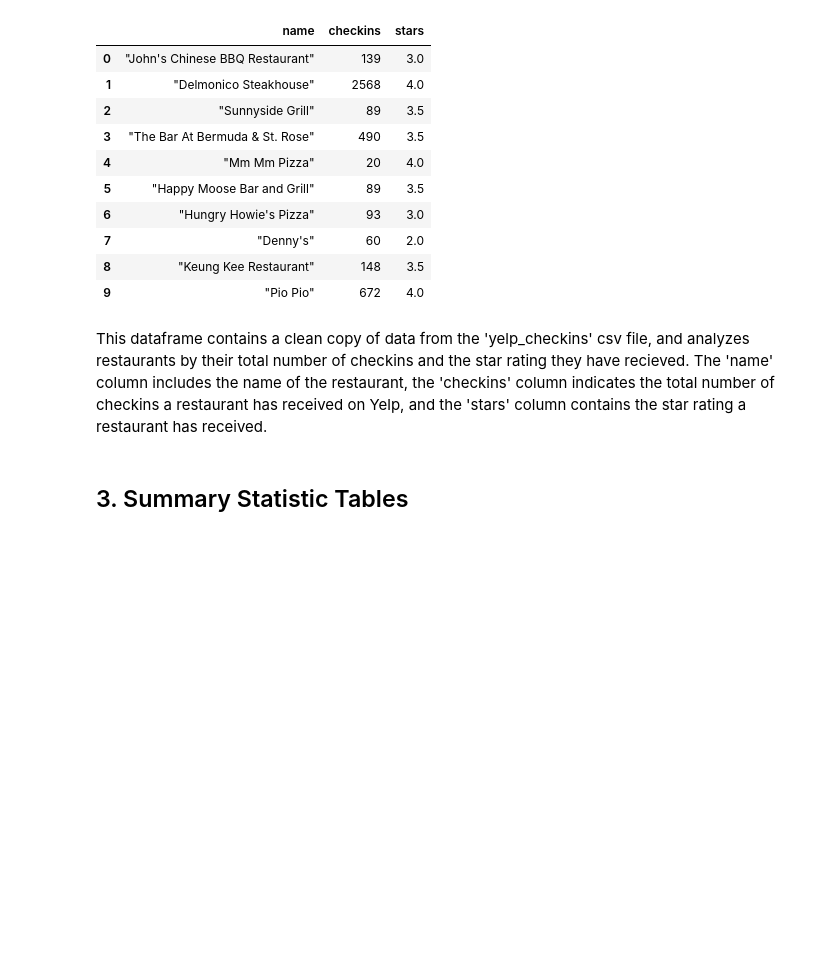
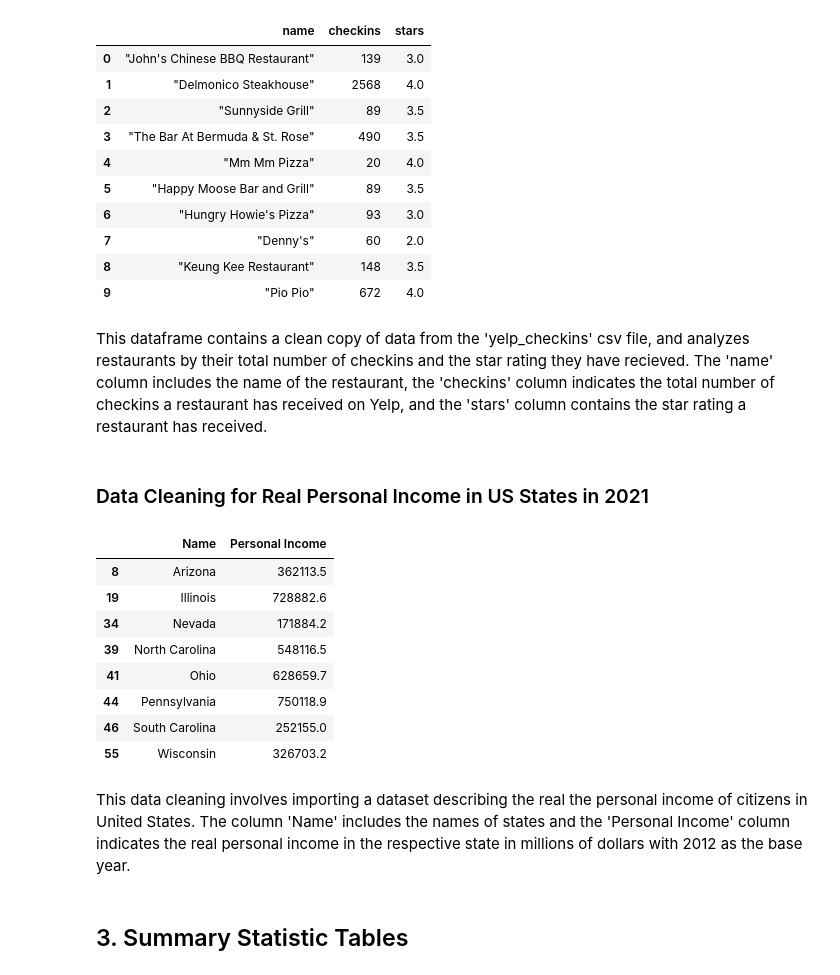
Before and after one commit to vvickychan/yelp-code, a Jupyter notebook: yelp.ipynb, the cells around one changed output. Saved outputs shown, nothing was run; the diff lists cells and outputs as text; code cells hidden in the pictures; blank space fills up the shorter version.

```diff
--- a/yelp.ipynb
+++ b/yelp.ipynb
@@ -227,6 +226,30 @@ df2_checkin.head(10)
 | 9 | "Pio Pio" | 672 | 4.0 |
 # %% [markdown]
 This dataframe contains a clean copy of data from the 'yelp_checkins' csv file, and analyzes restaurants by their total number of checkins and the star rating they have recieved. The 'name' column includes the name of the restaurant, the 'checkins' column indicates the total number of checkins a restaurant has received on Yelp, and the 'stars' column contains the star rating a restaurant has received.
+# %% [markdown]
+### Data Cleaning for Real Personal Income in US States in 2021
+# %%
+# importing data for personal income
+income_data = pd.read_excel('/Users/vickychan/Dropbox/Mac/Desktop/yelp-code/PI_2021.xlsx')
+# changing column names
+income_data = income_data.rename(columns={'Unnamed: 1': 'Name', 'Unnamed: 2': 'Personal Income'}).drop(columns=['SARPI Real personal income and real personal Consumption Expenditures (PCE) by state'], axis=1)
+# data cleaning for state data for states included in the Yelp Dataset
+state_names = ['Arizona', 'Illinois', 'North Carolina', 'Nevada', 'Ohio', 'Pennsylvania', 'South Carolina', 'Wisconsin']
+income_data = income_data[income_data.Name.isin(state_names)]
+
+income_data
+# %% [output]
+|  | Name | Personal Income |
+| 8 | Arizona | 362113.5 |
+| 19 | Illinois | 728882.6 |
+| 34 | Nevada | 171884.2 |
+| 39 | North Carolina | 548116.5 |
+| 41 | Ohio | 628659.7 |
+| 44 | Pennsylvania | 750118.9 |
+| 46 | South Carolina | 252155.0 |
+| 55 | Wisconsin | 326703.2 |
+# %% [markdown]
+This data cleaning involves importing a dataset describing the real the personal income of citizens in United States. The column 'Name' includes the names of states and the 'Personal Income' column indicates the real personal income in the respective state in millions of dollars with 2012 as the base year.
 # %% [markdown]
 ## 3. Summary Statistic Tables
 # %%
```
Also changed, not shown: parts of 25 cells of this notebook, 1 other file.
